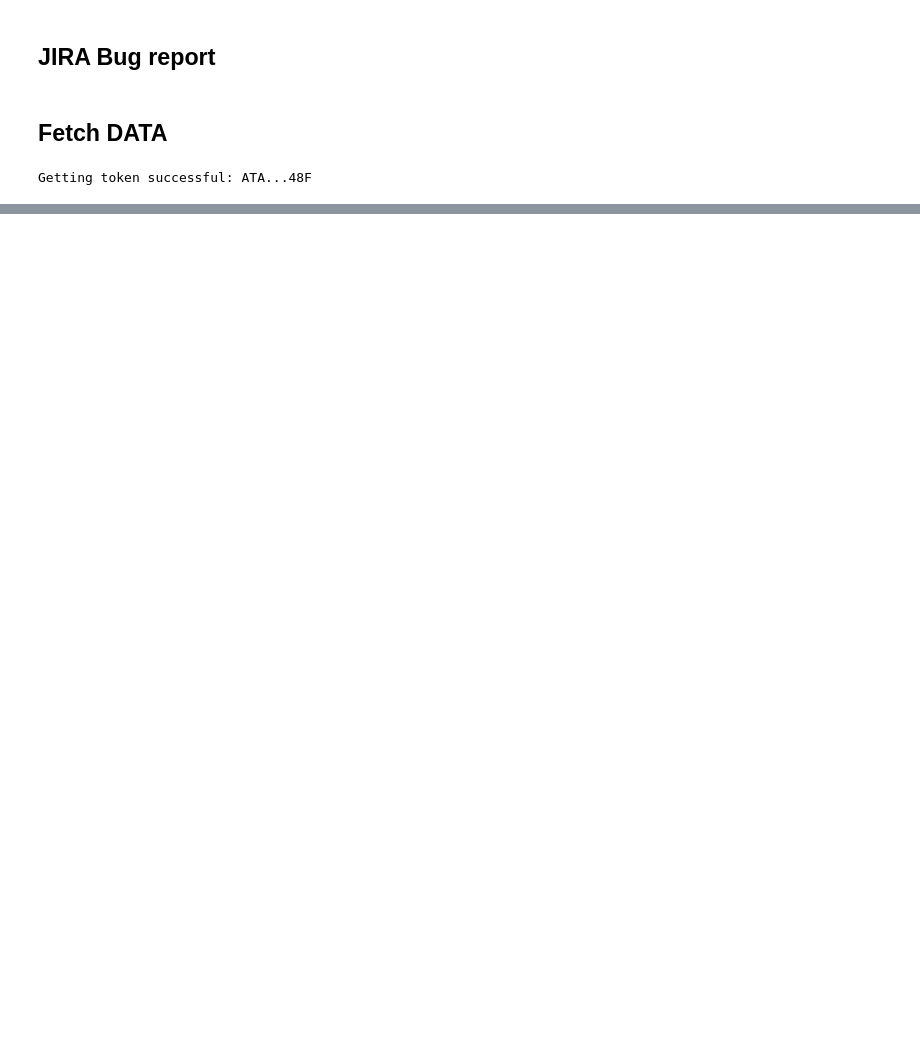
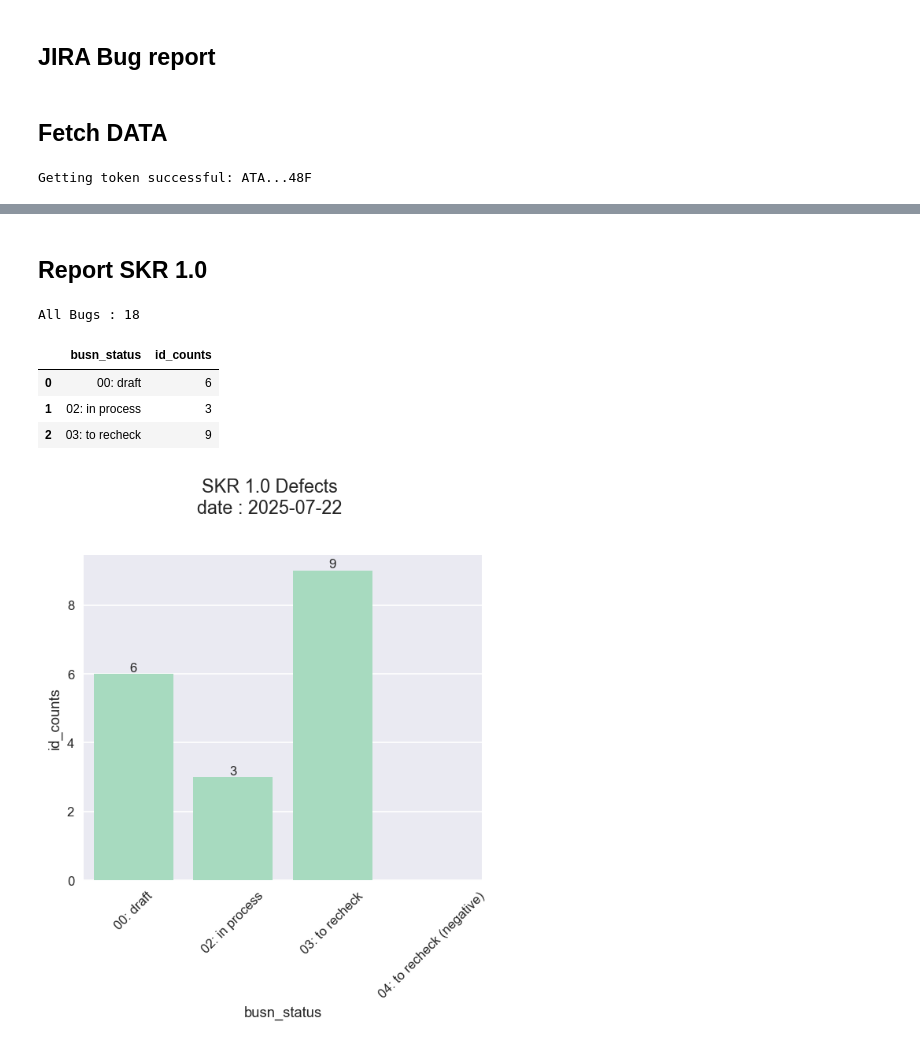
Before and after one commit to HikariJadeEmpire/stat_for_remind, a Jupyter notebook: jira_manage/jira.ipynb, the cells around one changed output, grey strips where cells are left out. Cells and saved outputs as stored; diff of their text form; code cells hidden in the pictures; blank space fills up the shorter version.

```diff
--- a/jira_manage/jira.ipynb
+++ b/jira_manage/jira.ipynb
@@ -90,0 +247,46 @@ for i in get_bug_skr(versions = filterSKR01):
+# %% [markdown]
+## Report SKR 1.0
+# %%
+print(f"All Bugs : {len(df2)}")
+# %% [output]
+All Bugs : 18
+# %%
+status2 = pd.DataFrame(df2.groupby(by=['busn_status'])['bug_id'].agg('count'))\
+    .reset_index(drop=False)\
+    .rename(columns={'bug_id':'id_counts'})
+
+display(status2)
+# %% [output]
+|  | busn_status | id_counts |
+| 0 | 00: draft | 6 |
+| 1 | 02: in process | 3 |
+| 2 | 03: to recheck | 9 |
+# %%
+fig, axes = plt.subplots(nrows=1, ncols=1, figsize=(5,6), dpi=120 )
+
+g = sns.barplot(
+    data=status2,
+    x='busn_status',
+    order = status['busn_status'].value_counts().index,
+    y='id_counts',
+    color='#9FE2BF',
+    ax=axes
+)
+
+for tick in axes.get_xticklabels():
+    tick.set_rotation(45)
+
+### Show values in case multi-category
+# for i in ax.containers:
+#     ax.bar_label(i,)
+
+### Show values in case single-category
+axes.bar_label(axes.containers[0])
+
+# g.set_title('flow_type')
+
+fig.suptitle(f"SKR 1.0 Defects\ndate : {current_date}\n", fontsize=14)
+fig.tight_layout()
+plt.show()
+# %% [output]
+[figure, added]
```
Also changed, not shown: parts of 17 cells of this notebook.
